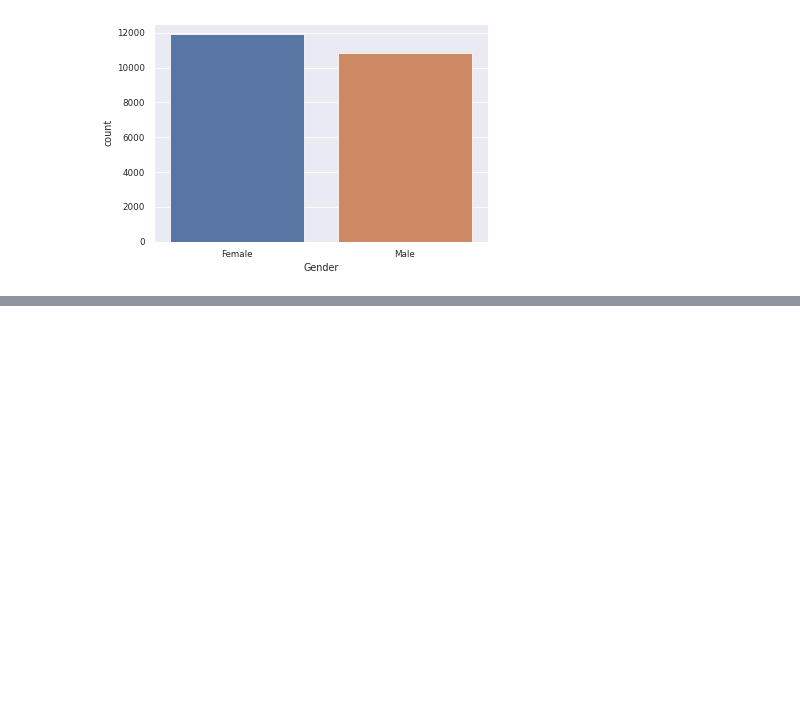
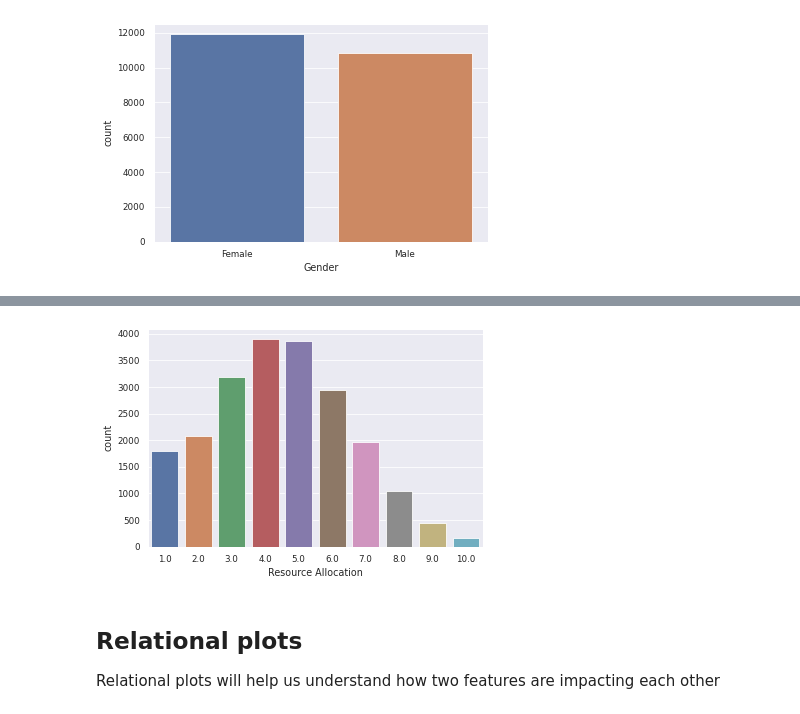
Before and after one commit to AMMLRepos/predict-mental-burnout-of-employeesu, a Jupyter notebook: Analyzing_and_predicting_employee_burnout_during_pandemic.ipynb, the cells around one changed output, grey strips where cells are left out. Saved outputs shown, nothing was run; the diff lists cells and outputs as text; code cells hidden in the pictures; blank space fills up the shorter version.

```diff
--- a/Analyzing_and_predicting_employee_burnout_during_pandemic.ipynb
+++ b/Analyzing_and_predicting_employee_burnout_during_pandemic.ipynb
@@ -165,0 +182,8 @@ sns.countplot(x = "Gender", data = raw_employee_df);
+# %%
+
+sns.countplot(x = "Resource Allocation", data = raw_employee_df);
+# %% [output]
+[figure, added]
+# %% [markdown]
+## Relational plots
+Relational plots will help us understand how two features are impacting each other
```
Also changed, not shown: parts of 13 cells of this notebook.
